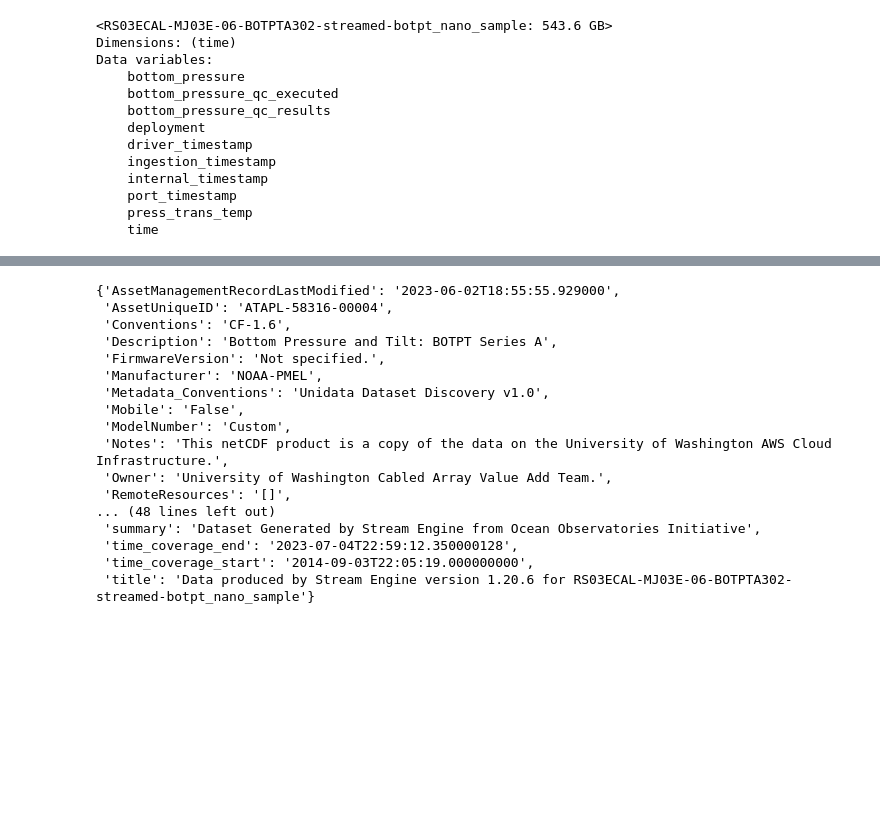
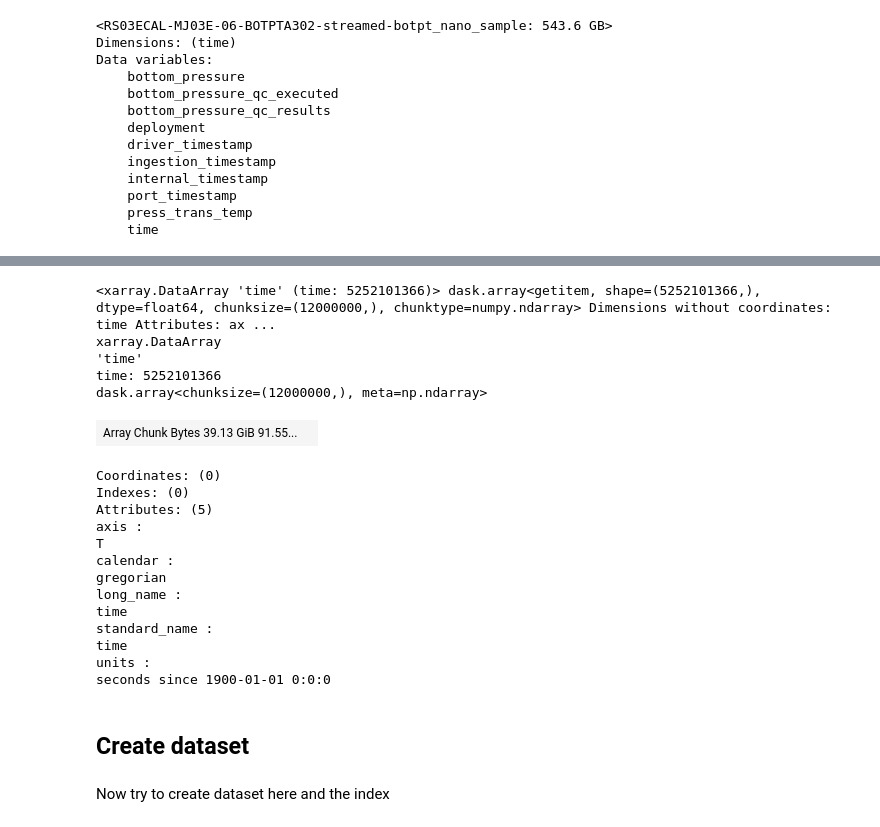
Before and after one commit to lsetiawan/ooi-indexing, a Jupyter notebook: demo.ipynb, the cells around one changed output, grey strips where cells are left out. Drawn from its saved outputs; the diff is of its cells as text; code cells hidden in the pictures; blank space fills up the shorter version.

Commit message:
modify notebook, trying DaskIndex

```diff
--- a/demo.ipynb
+++ b/demo.ipynb
@@ -47,20 +24,30 @@ ooi_ds.variables
-# %%
-ooi_ds.global_attributes
-# %% [output]
-{'AssetManagementRecordLastModified': '2023-06-02T18:55:55.929000',
- 'AssetUniqueID': 'ATAPL-58316-00004',
- 'Conventions': 'CF-1.6',
- 'Description': 'Bottom Pressure and Tilt: BOTPT Series A',
- 'FirmwareVersion': 'Not specified.',
- 'Manufacturer': 'NOAA-PMEL',
- 'Metadata_Conventions': 'Unidata Dataset Discovery v1.0',
- 'Mobile': 'False',
- 'ModelNumber': 'Custom',
- 'Notes': 'This netCDF product is a copy of the data on the University of Washington AWS Cloud Infrastructure.',
- 'Owner': 'University of Washington Cabled Array Value Add Team.',
- 'RemoteResources': '[]',
-... (48 lines left out)
- 'summary': 'Dataset Generated by Stream Engine from Ocean Observatories Initiative',
- 'time_coverage_end': '2023-07-04T22:59:12.350000128',
- 'time_coverage_start': '2014-09-03T22:05:19.000000000',
- 'title': 'Data produced by Stream Engine version 1.20.6 for RS03ECAL-MJ03E-06-BOTPTA302-streamed-botpt_nano_sample'}
+# %%
+start_idx = ooi_ds.time.data.chunksize[0] * 401
+# %%
+# Grab the dimension array
+# As of 6/14/2023, @lsetiawan and @dcherian found that there are some issues
+# in the dataset, so we'll just grab half the data,
+# seems like there are some repetitions that happened after chunk 401
+time = ooi_ds.time[start_idx:]
+# %%
+time
+# %% [output]
+<xarray.DataArray 'time' (time: 5252101366)> dask.array<getitem, shape=(5252101366,), dtype=float64, chunksize=(12000000,), chunktype=numpy.ndarray> Dimensions without coordinates: time Attributes: ax ...
+xarray.DataArray
+'time'
+time: 5252101366
+dask.array<chunksize=(12000000,), meta=np.ndarray>
+| Array Chunk Bytes 39.13 GiB 91.55... |  |
+Coordinates: (0)
+Indexes: (0)
+Attributes: (5)
+axis :
+T
+calendar :
+gregorian
+long_name :
+time
+standard_name :
+time
+units :
+seconds since 1900-01-01 0:0:0
@@ -66,0 +59,4 @@ ooi_ds.global_attributes
+# %% [markdown]
+## Create dataset
+# %% [markdown]
+Now try to create dataset here and the index
```
Also changed, not shown: parts of 29 cells of this notebook.
